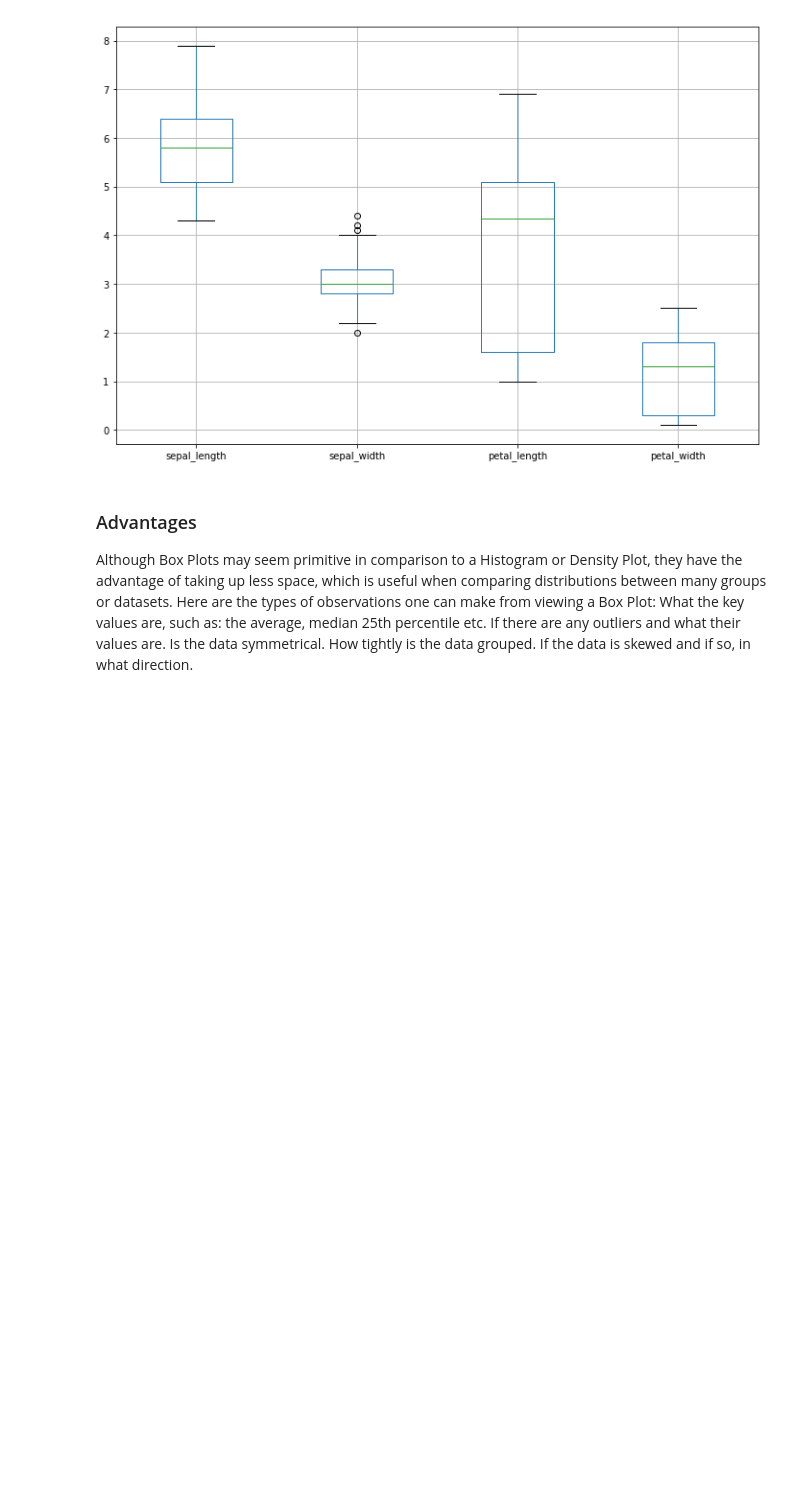
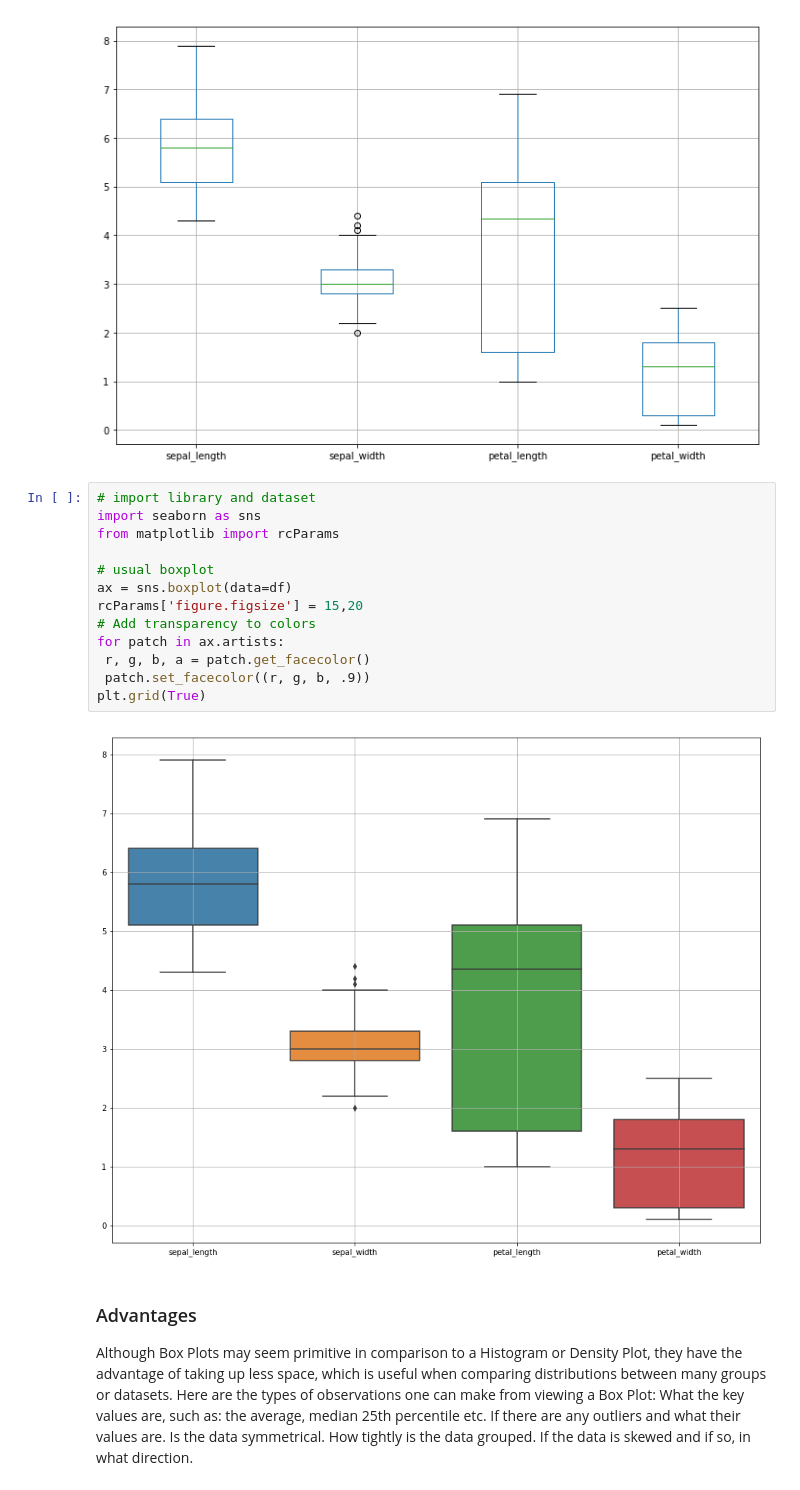
Before and after one commit to eamonnofarrell/Boxplot, a Jupyter notebook: BoxPlot_Project.ipynb, the cells around one changed output. Saved outputs shown, nothing was run; the diff lists cells and outputs as text; blank space fills up the shorter version.

```diff
--- a/BoxPlot_Project.ipynb
+++ b/BoxPlot_Project.ipynb
@@ -67,6 +70,21 @@ df.boxplot(column=['sepal_length','sepal_width', 'petal_length', 'petal_width'],
 # %% [output]
 <matplotlib.axes._subplots.AxesSubplot at 0x...>
 [figure]
+# %%
+# import library and dataset
+import seaborn as sns
+from matplotlib import rcParams
+
+# usual boxplot
+ax = sns.boxplot(data=df)
+rcParams['figure.figsize'] = 15,20
+# Add transparency to colors
+for patch in ax.artists:
+ r, g, b, a = patch.get_facecolor()
+ patch.set_facecolor((r, g, b, .9))
+plt.grid(True)
+# %% [output]
+[figure, added]
 # %% [markdown]
 ### Advantages
 Although Box Plots may seem primitive in comparison to a Histogram or Density Plot, they have the advantage of taking up less space, which is useful when comparing distributions between many groups or datasets.
```
Also changed, not shown: parts of 3 cells of this notebook.
